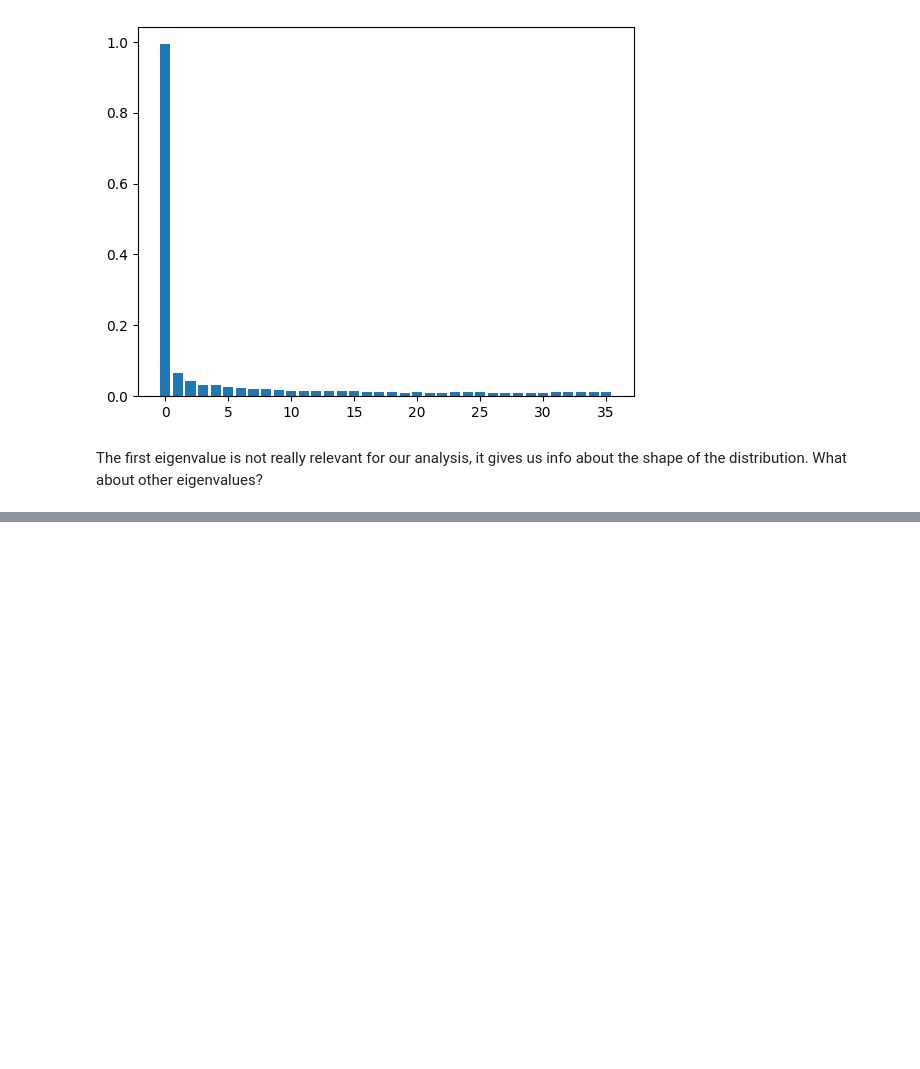
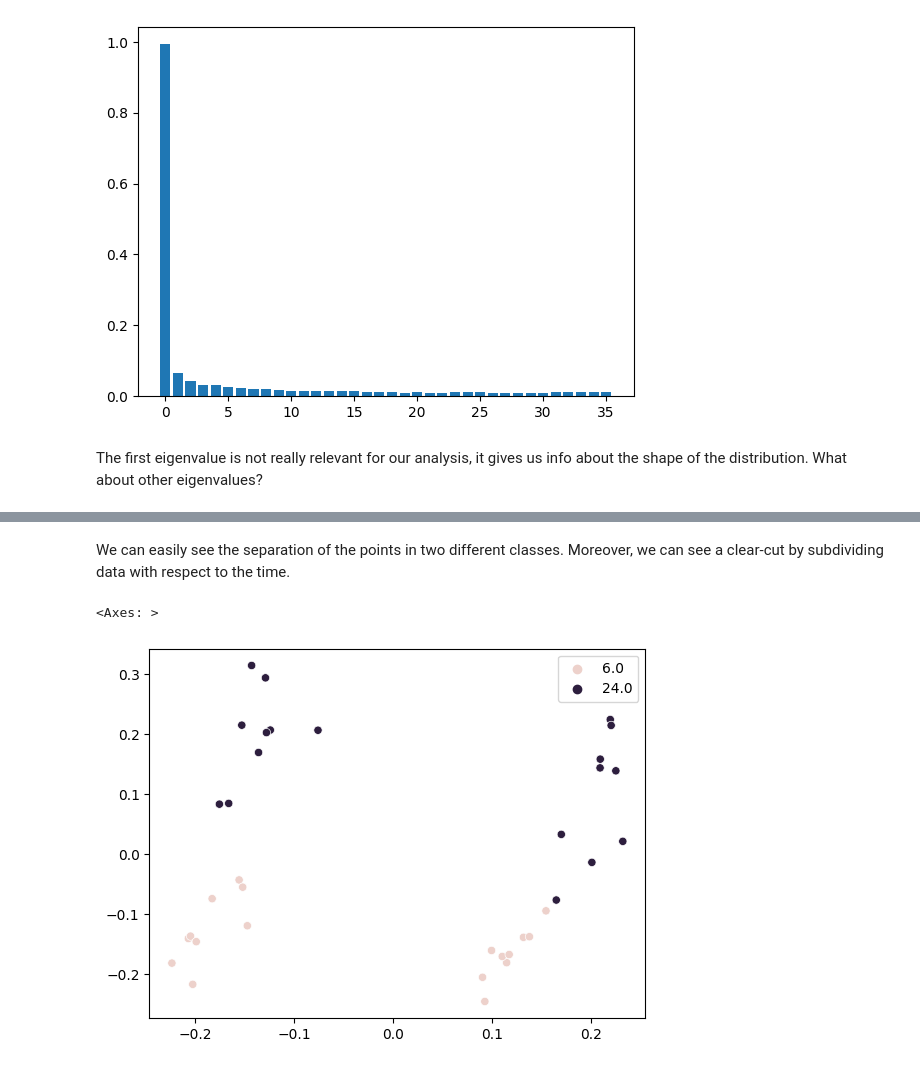
Before and after one commit to ludovicaisa/Physics_Unibo, a Jupyter notebook: src/Pattern_Recognition/Pat_Rec_Lab_1.ipynb, the cells around one changed output, grey strips where cells are left out. Saved outputs shown, nothing was run; the diff lists cells and outputs as text; code cells hidden in the pictures; blank space fills up the shorter version.

```diff
--- a/src/Pattern_Recognition/Pat_Rec_Lab_1.ipynb
+++ b/src/Pattern_Recognition/Pat_Rec_Lab_1.ipynb
@@ -56,0 +60,8 @@ plt.plot(Load[:,2], '.')
+# %% [markdown]
+We can easily see the separation of the points in two different classes.
+Moreover, we can see a clear-cut by subdividing data with respect to the time.
+# %%
+sns.scatterplot(x=Load[1, :], y=Load[2, :], hue=dataset['Time'])
+# %% [output]
+<Axes: >
+[figure, added]
```
Also changed, not shown: parts of 10 cells of this notebook, 2 other files.
